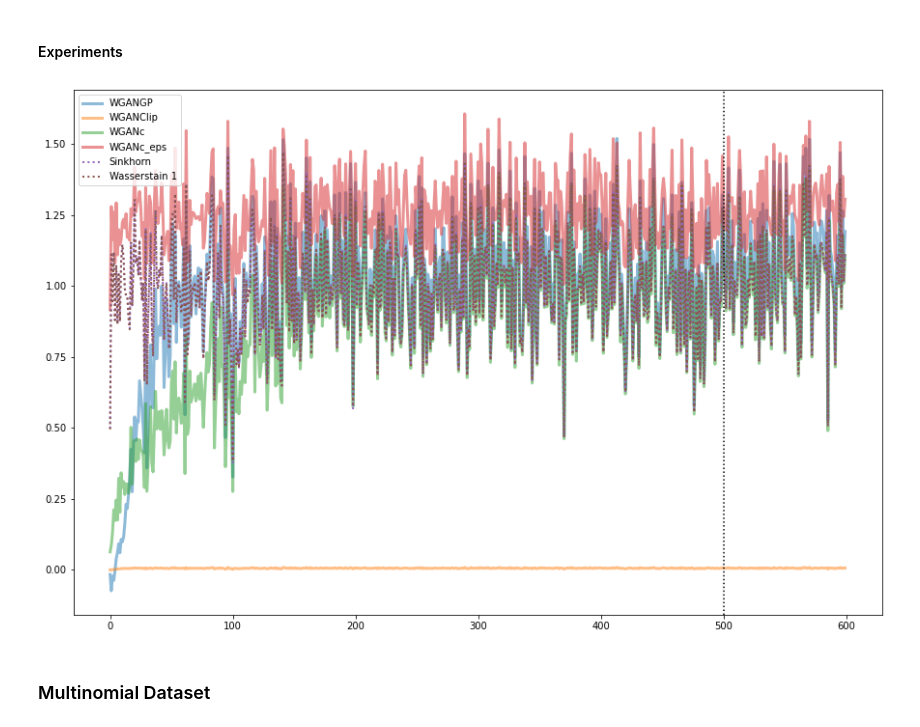
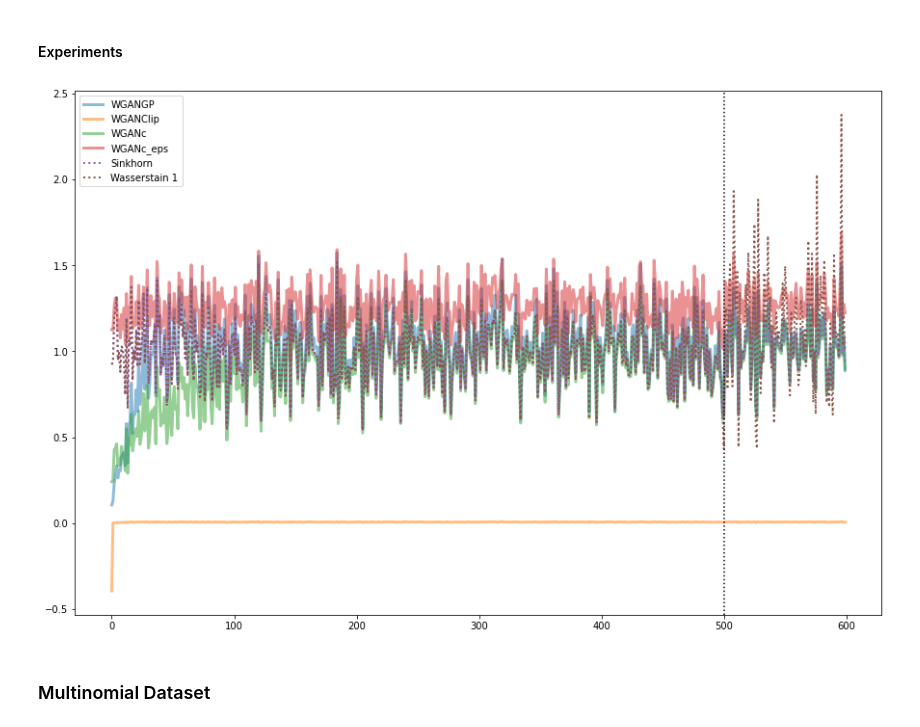
Before and after one commit to g-peltier/OT_projet, a Jupyter notebook: wasser_estimation_torch.ipynb, the cells around one changed output. Saved outputs shown, nothing was run; the diff lists cells and outputs as text; code cells hidden in the pictures.

```diff
--- a/wasser_estimation_torch.ipynb
+++ b/wasser_estimation_torch.ipynb
@@ -96,27 +76,27 @@ optimD_GP = Adam(netD_GP.parameters(), lr=1e-3, betas=(0, 0.9))
 #### $(c)$-GAN
 # %%
 netD_C = nn.Sequential(
-    nn.Linear(size, 128),
+    nn.Linear(1, 128),
     nn.ReLU(),
     nn.Linear(128, 1)
 ).to(cfg["device"])
 
-optimD_C = RMSprop(netD_C.parameters(), lr=1e-4)
+optimD_C = RMSprop(netD_C.parameters(), lr=cfg["lr_c"])
 # %% [markdown]
 #### $(C, \epsilon)$-GAN
 # %%
 netD_C_eps = nn.Sequential(
-    nn.Linear(size, 128),
+    nn.Linear(1, 128),
     nn.ReLU(),
     nn.Linear(128, 1)
 ).to(cfg["device"])
 
 eps = 1
-optimD_C_eps = RMSprop(netD_C_eps.parameters(), lr=1e-4)
+optimD_C_eps = RMSprop(netD_C_eps.parameters(), lr=cfg["lr_c_eps"])
 # %% [markdown]
 #### Sinkhorn
 # %%
-sinkhorn = Sinkhorn(eps=0.01)
+sinkhorn = Sinkhorn(eps=cfg["Sinkhorn_eps"])
 # %% [markdown]
 #### Experiments
 # %%
@@ -129,7 +109,7 @@ losses = {
     "Wasserstain 1": [],
 }
 
-for epoch in (pbar := tqdm(range(train_epoches))):
+for epoch in (pbar := tqdm(range(cfg["train_epoches"]))):
     X_1_batch = dist1.rsample(cfg["batch_size_1D"]).to(cfg['device'])
     X_2_batch = dist2.rsample(cfg["batch_size_1D"]).to(cfg['device'])
 
@@ -155,7 +135,7 @@ for epoch in (pbar := tqdm(range(train_epoches))):
     e_X_1 = netD_GP(X_1_batch).mean()
     e_X_2 = netD_GP(X_2_batch).mean()
 
-    netD_loss = e_X_2 - e_X_1
+    netD_loss = e_X_1 - e_X_2
 
     mix_alpha = torch.rand((len(X_1_batch), 1), device=cfg['device'])
     mixed = mix_alpha * X_1_batch + (1 - mix_alpha) * X_2_batch
@@ -194,10 +174,10 @@ for epoch in (pbar := tqdm(range(train_epoches))):
     ### WGAN (c, eps)
     optimD_C_eps.zero_grad()
     phi_X_1 = netD_C_eps(X_1_batch)
-    phi_X_2 = -eps*torch.log(
+    phi_X_2 = -cfg["(c,eps)_eps"]*torch.log(
                             torch.mean(
                                 torch.exp(
-                                    -(1/eps)*(torch.cdist(X_2_batch, X_1_batch) - phi_X_1.T)
+                                    -(1/cfg["(c,eps)_eps"])*(torch.cdist(X_2_batch, X_1_batch) - phi_X_1.T)
                                 ),
                             1, keepdims=True)
                         )
@@ -213,7 +193,7 @@ for epoch in (pbar := tqdm(range(train_epoches))):
 
     ### Sinhkorn
     with torch.no_grad():
-        C = torch.cdist(X_1_batch, X_2_batch, p=1)
+        C = torch.cdist(X_1_batch, X_2_batch, p=2)
         a = torch.ones((X_1_batch.shape[0],), device=cfg["device"])/X_1_batch.shape[0]
         b = torch.ones((X_2_batch.shape[0],), device=cfg["device"])/X_2_batch.shape[0]
         P = sinkhorn(a, b, C/C.max(), 100)
@@ -230,7 +210,7 @@ for epoch in (pbar := tqdm(range(train_epoches))):
         )
 
 
-for epoch in (pbar := tqdm(range(val_epoches))):
+for epoch in (pbar := tqdm(range(cfg["val_epoches"]))):
     with torch.no_grad():
         X_1_batch = dist1.rsample(cfg["batch_size_1D"]).to(cfg['device'])
         X_2_batch = dist2.rsample(cfg["batch_size_1D"]).to(cfg['device'])
@@ -245,7 +225,7 @@ for epoch in (pbar := tqdm(range(val_epoches))):
         e_X_1 = netD_GP(X_1_batch).mean()
         e_X_2 = netD_GP(X_2_batch).mean()
 
-        netD_loss = e_X_2 - e_X_1
+        netD_loss = e_X_1 - e_X_2
         losses["WGANGP"].append(netD_loss.item())
 
 
@@ -258,10 +238,10 @@ for epoch in (pbar := tqdm(range(val_epoches))):
 
         ### WGAN (c, eps)
         phi_X_1 = netD_C_eps(X_1_batch)
-        phi_X_2 = -eps*torch.log(
+        phi_X_2 = -cfg["(c,eps)_eps"]*torch.log(
                                 torch.mean(
                                     torch.exp(
-                                         -(1/eps)*(torch.cdist(X_2_batch, X_1_batch) - phi_X_1.T)
+                                         -(1/cfg["(c,eps)_eps"])*(torch.cdist(X_2_batch, X_1_batch) - phi_X_1.T)
                                     ),
                                 1, keepdims=True)
                             )
@@ -273,7 +253,7 @@ for epoch in (pbar := tqdm(range(val_epoches))):
 
         ### Sinhkorn
         with torch.no_grad():
-            C = torch.cdist(X_1_batch, X_2_batch, p=1)
+            C = torch.cdist(X_1_batch, X_2_batch, p=2)
             a = torch.ones((X_1_batch.shape[0],), device=cfg["device"])/X_1_batch.shape[0]
             b = torch.ones((X_2_batch.shape[0],), device=cfg["device"])/X_2_batch.shape[0]
             P = sinkhorn(a, b, C/C.max(), 100)
@@ -284,27 +264,27 @@ for epoch in (pbar := tqdm(range(val_epoches))):
                     wasserstein_1d(
                         X_1_batch.flatten().numpy(),
                         X_2_batch.flatten().numpy(),
-                        p=1
+                        p=2
                     )
                 )
 # %%
 plt.figure(figsize=(15, 10))
 for key, loss in losses.items():
     linestyle = ":" if key in ["Sinkhorn", "Wasserstain 1"] else None
     linewidth = 2 if key in ["Sinkhorn", "Wasserstain 1"] else 3
     alpha = 1 if key in ["Sinkhorn", "Wasserstain 1"] else 0.5
     plt.plot(loss,
              label=key,
              linestyle=linestyle,
              linewidth=linewidth,
              alpha=alpha
             )
 
-plt.axvline(train_epoches, c="black", linestyle=linestyle)
+plt.axvline(cfg["train_epoches"], c="black", linestyle=linestyle)
 plt.legend()
 plt.show()
 # %% [output]
-[figure, old version]
+[figure, new version]
 # %% [markdown]
 ### Multinomial Dataset
 # %%
```
Also changed, not shown: parts of 14 cells of this notebook, 3 other files.
